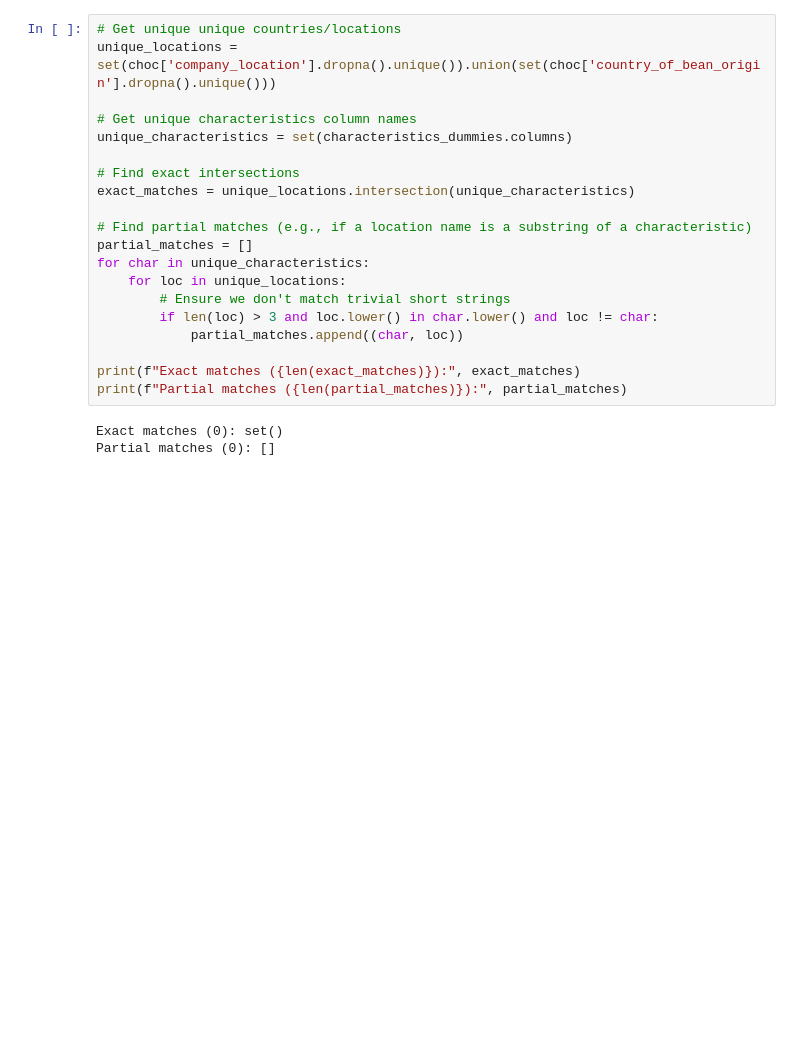
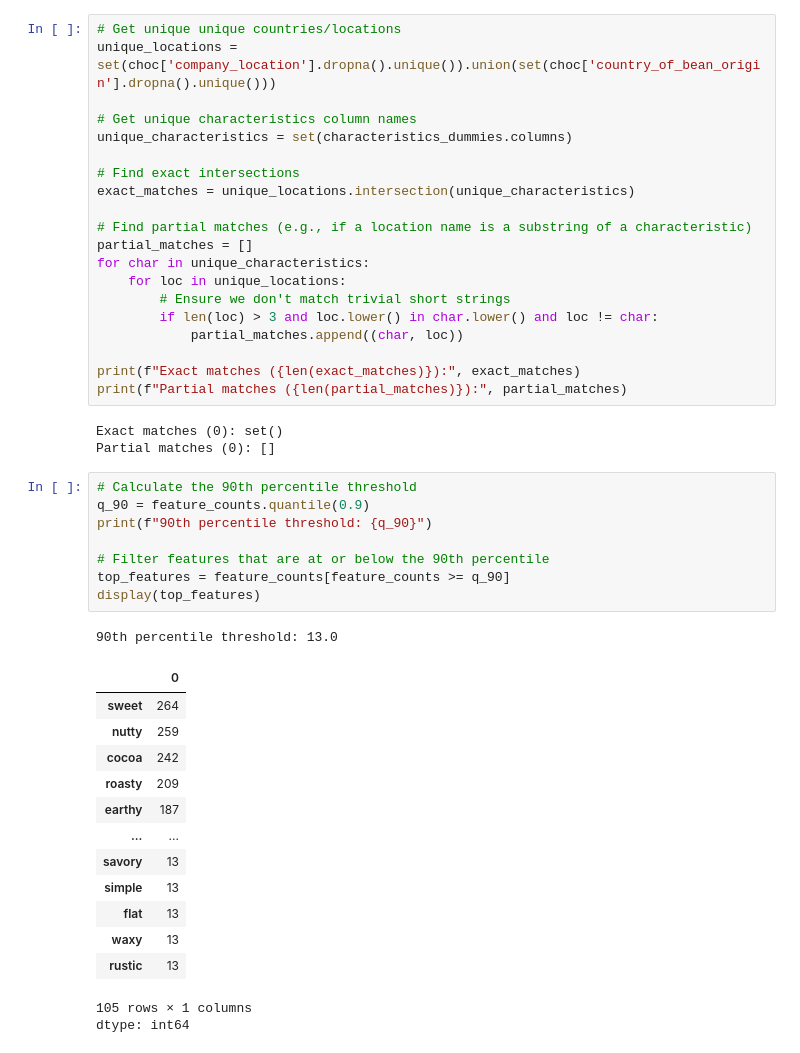
Before and after one commit to leeale2023/BA305_A9-, a Jupyter notebook: chocolate_analysis.ipynb, the cells around one changed output. Drawn from its saved outputs; the diff is of its cells as text; blank space fills up the shorter version.

```diff
--- a/chocolate_analysis.ipynb
+++ b/chocolate_analysis.ipynb
@@ -225,3 +243,27 @@ print(f"Partial matches ({len(partial_matches)}):", partial_matches)
 # %% [output]
 Exact matches (0): set()
 Partial matches (0): []
+# %%
+# Calculate the 90th percentile threshold
+q_90 = feature_counts.quantile(0.9)
+print(f"90th percentile threshold: {q_90}")
+
+# Filter features that are at or below the 90th percentile
+top_features = feature_counts[feature_counts >= q_90]
+display(top_features)
+# %% [output]
+90th percentile threshold: 13.0
+|  | 0 |
+| sweet | 264 |
+| nutty | 259 |
+| cocoa | 242 |
+| roasty | 209 |
+| earthy | 187 |
+| ... | ... |
+| savory | 13 |
+| simple | 13 |
+| flat | 13 |
+| waxy | 13 |
+| rustic | 13 |
+105 rows × 1 columns
+dtype: int64
```
Also changed, not shown: parts of 4 cells of this notebook.
